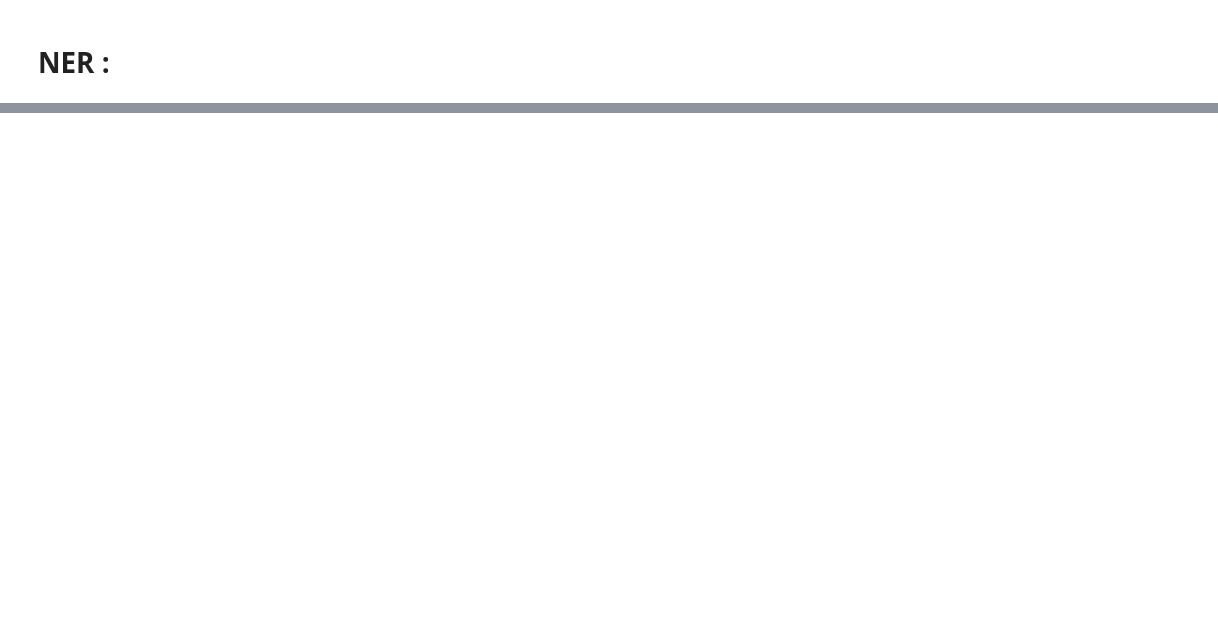
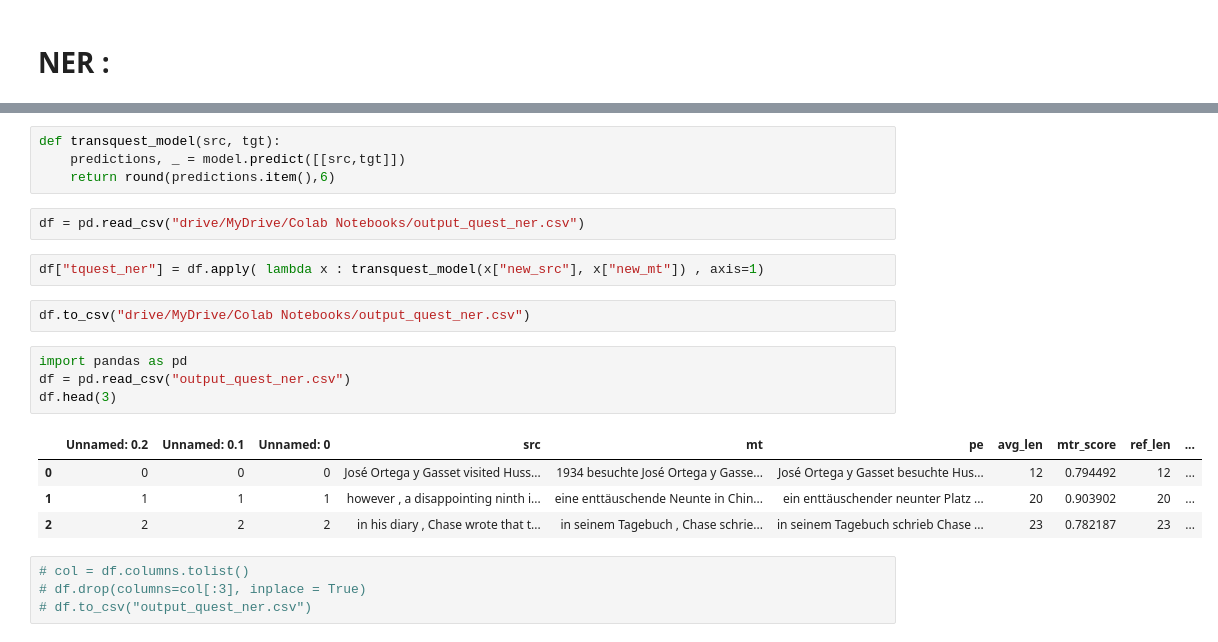
Before and after one commit to slimane-msb/TransQuest, a Jupyter notebook: NER/ner_trquest.ipynb, the cells around one changed output, grey strips where cells are left out. Drawn from its saved outputs; the diff is of its cells as text; blank space fills up the shorter version.

```diff
--- a/NER/ner_trquest.ipynb
+++ b/NER/ner_trquest.ipynb
@@ -115,0 +95,23 @@ for ent in doc.ents:
+# %%
+def transquest_model(src, tgt):
+    predictions, _ = model.predict([[src,tgt]])
+    return round(predictions.item(),6)
+# %%
+df = pd.read_csv("drive/MyDrive/Colab Notebooks/output_quest_ner.csv")
+# %%
+df["tquest_ner"] = df.apply( lambda x : transquest_model(x["new_src"], x["new_mt"]) , axis=1)
+# %%
+df.to_csv("drive/MyDrive/Colab Notebooks/output_quest_ner.csv")
+# %%
+import pandas as pd
+df = pd.read_csv("output_quest_ner.csv")
+df.head(3)
+# %% [output]
+|  | Unnamed: 0.2 | Unnamed: 0.1 | Unnamed: 0 | src | mt | pe | avg_len | mtr_score | ref_len | ... |
+| 0 | 0 | 0 | 0 | José Ortega y Gasset visited Huss... | 1934 besuchte José Ortega y Gasse... | José Ortega y Gasset besuchte Hus... | 12 | 0.794492 | 12 | ... |
+| 1 | 1 | 1 | 1 | however , a disappointing ninth i... | eine enttäuschende Neunte in Chin... | ein enttäuschender neunter Platz ... | 20 | 0.903902 | 20 | ... |
+| 2 | 2 | 2 | 2 | in his diary , Chase wrote that t... | in seinem Tagebuch , Chase schrie... | in seinem Tagebuch schrieb Chase ... | 23 | 0.782187 | 23 | ... |
+# %%
+# col = df.columns.tolist()
+# df.drop(columns=col[:3], inplace = True)
+# df.to_csv("output_quest_ner.csv")
```
Also changed, not shown: parts of 35 cells of this notebook, 1 other file.
